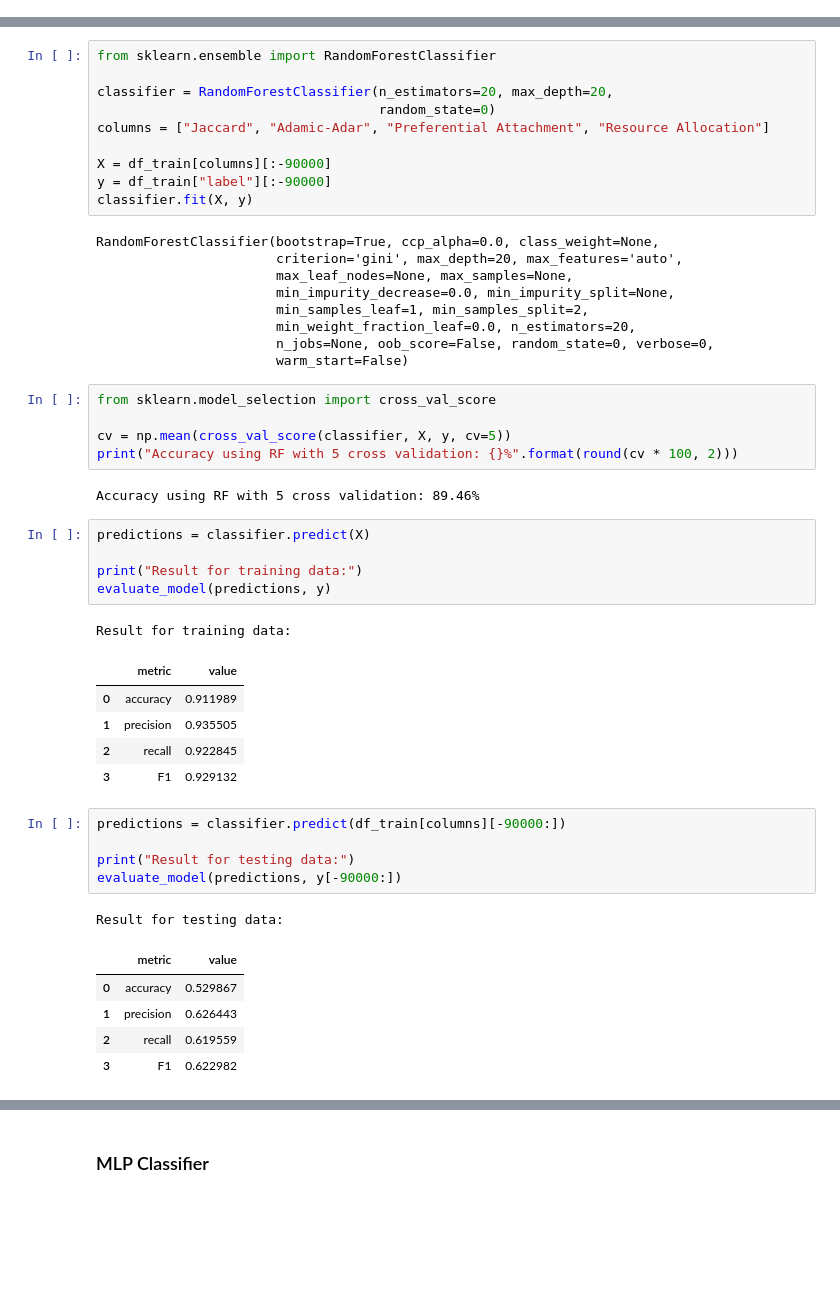
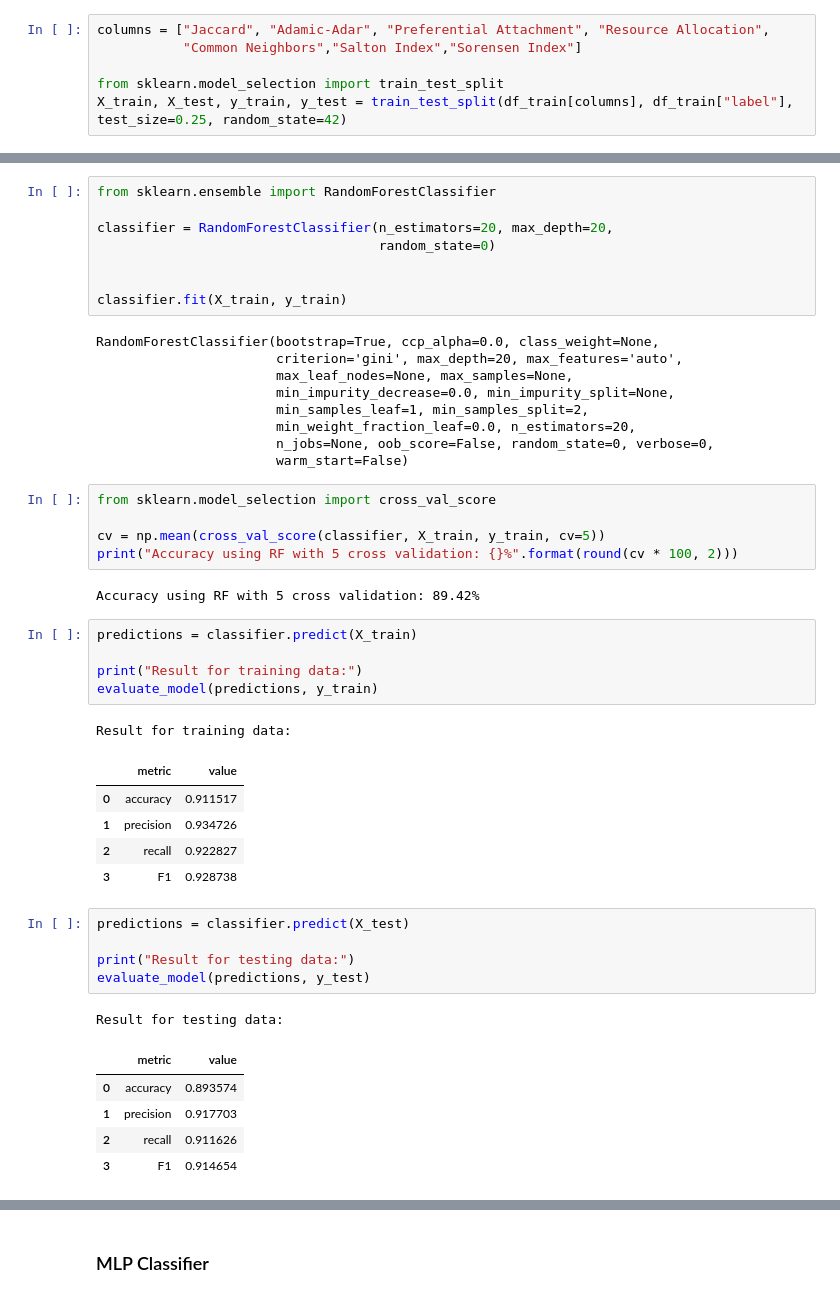
Before and after one commit to mathdoug/ML1_Kaggle, a Jupyter notebook: data/Model.ipynb, the cells around one changed output, grey strips where cells are left out. Saved outputs shown, nothing was run; the diff lists cells and outputs as text; blank space fills up the shorter version.

Commit message:
Implementation of other features and models
7 graph features and model evaluations upon the  new data set

```diff
--- a/data/Model.ipynb
+++ b/data/Model.ipynb
@@ -54,6 +58,12 @@ def feature_importance(columns, classifier):
     keys = [value[0] for value in sorted_features]
     values = [value[1] for value in sorted_features]
     return pd.DataFrame(data={'feature': keys, 'value': values})
+# %%
+columns = ["Jaccard", "Adamic-Adar", "Preferential Attachment", "Resource Allocation",
+           "Common Neighbors","Salton Index","Sorensen Index"]
+
+from sklearn.model_selection import train_test_split
+X_train, X_test, y_train, y_test = train_test_split(df_train[columns], df_train["label"], test_size=0.25, random_state=42)
 # %% [markdown]
 ### Random Forest classifier:
 # %%
@@ -61,11 +71,9 @@ from sklearn.ensemble import RandomForestClassifier
 
 classifier = RandomForestClassifier(n_estimators=20, max_depth=20,
                                     random_state=0)
-columns = ["Jaccard", "Adamic-Adar", "Preferential Attachment", "Resource Allocation"]
 
-X = df_train[columns][:-90000]
-y = df_train["label"][:-90000]
-classifier.fit(X, y)
+
+classifier.fit(X_train, y_train)
 # %% [output]
 RandomForestClassifier(bootstrap=True, ccp_alpha=0.0, class_weight=None,
                        criterion='gini', max_depth=20, max_features='auto',
@@ -78,34 +86,34 @@ RandomForestClassifier(bootstrap=True, ccp_alpha=0.0, class_weight=None,
 # %%
 from sklearn.model_selection import cross_val_score
 
-cv = np.mean(cross_val_score(classifier, X, y, cv=5))
+cv = np.mean(cross_val_score(classifier, X_train, y_train, cv=5))
 print("Accuracy using RF with 5 cross validation: {}%".format(round(cv * 100, 2)))
 # %% [output]
-Accuracy using RF with 5 cross validation: 89.46%
+Accuracy using RF with 5 cross validation: 89.42%
 # %%
-predictions = classifier.predict(X)
+predictions = classifier.predict(X_train)
 
 print("Result for training data:")
-evaluate_model(predictions, y)
+evaluate_model(predictions, y_train)
 # %% [output]
 Result for training data:
 |  | metric | value |
-| 0 | accuracy | 0.911989 |
-| 1 | precision | 0.935505 |
-| 2 | recall | 0.922845 |
-| 3 | F1 | 0.929132 |
+| 0 | accuracy | 0.911517 |
+| 1 | precision | 0.934726 |
+| 2 | recall | 0.922827 |
+| 3 | F1 | 0.928738 |
 # %%
-predictions = classifier.predict(df_train[columns][-90000:])
+predictions = classifier.predict(X_test)
 
 print("Result for testing data:")
-evaluate_model(predictions, y[-90000:])
+evaluate_model(predictions, y_test)
 # %% [output]
 Result for testing data:
 |  | metric | value |
-| 0 | accuracy | 0.529867 |
-| 1 | precision | 0.626443 |
-| 2 | recall | 0.619559 |
-| 3 | F1 | 0.622982 |
+| 0 | accuracy | 0.893574 |
+| 1 | precision | 0.917703 |
+| 2 | recall | 0.911626 |
+| 3 | F1 | 0.914654 |
 # %%
 feature_importance(columns, classifier)
 # %% [output]
```
Also changed, not shown: parts of 19 cells of this notebook.
